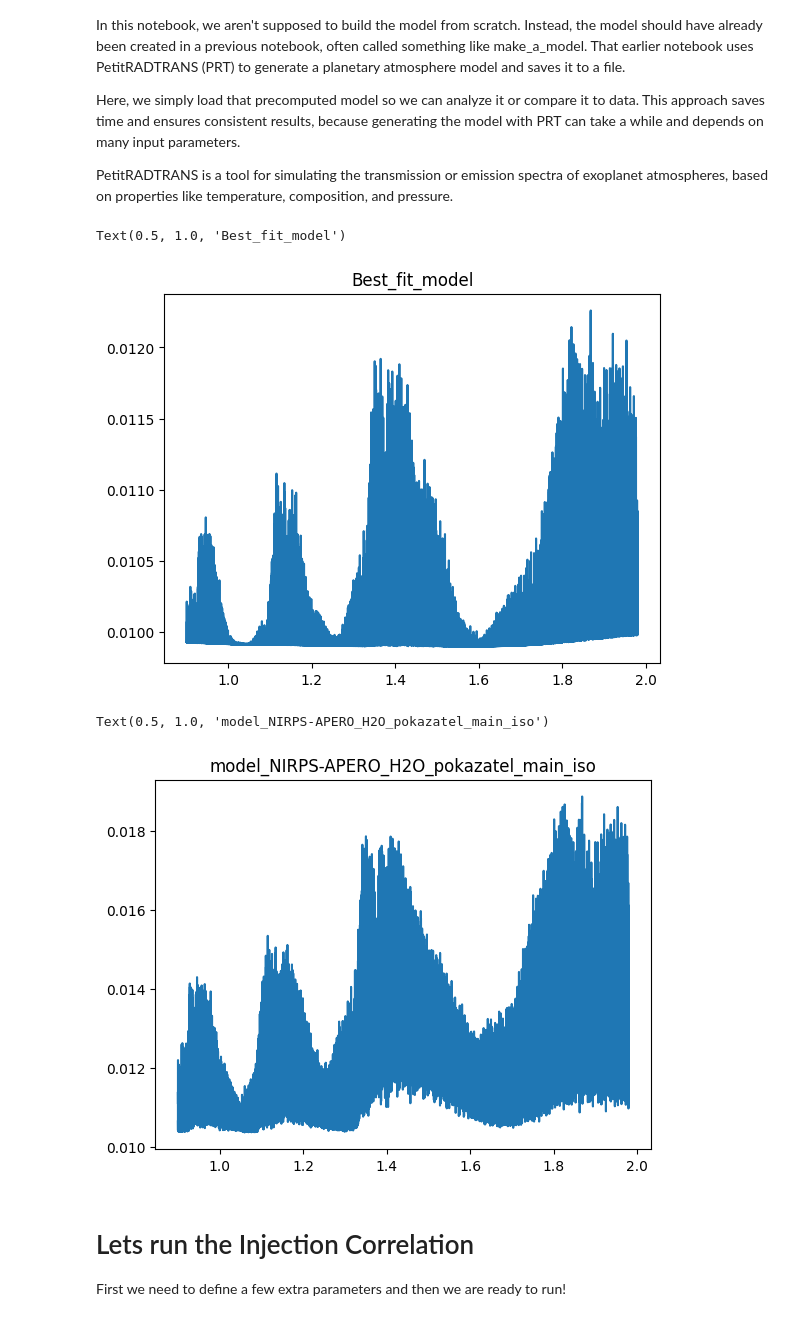
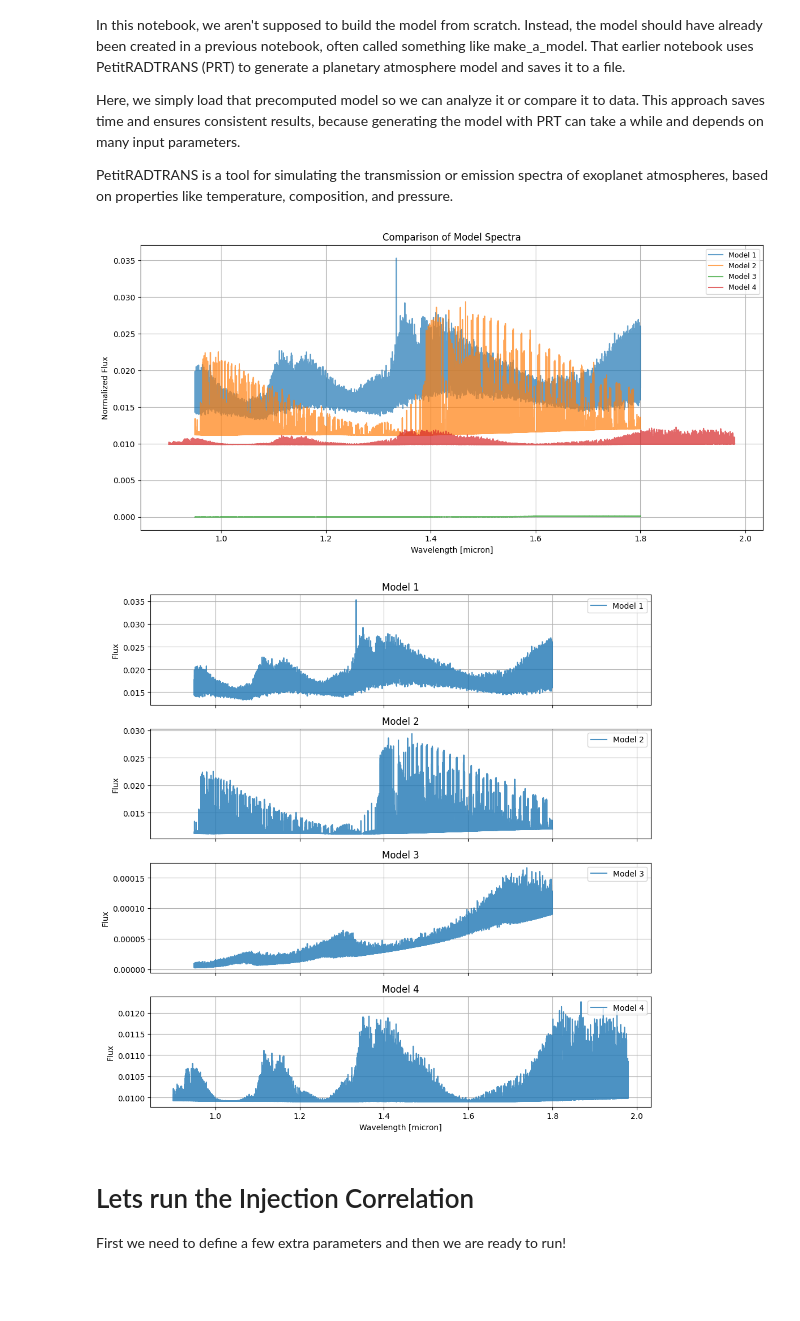
Before and after one commit to georgiamraz/starships_container, a Jupyter notebook: Notebooks/Answer_key_Cross_Correlation.ipynb, the cells around one changed output. Drawn from its saved outputs; the diff is of its cells as text; code cells hidden in the pictures; blank space fills up the shorter version.

Commit message:
Models and Notebook_V5

```diff
--- a/Notebooks/Answer_key_Cross_Correlation.ipynb
+++ b/Notebooks/Answer_key_Cross_Correlation.ipynb
@@ -155,56 +161,52 @@ In this notebook, we aren't supposed to build the model from scratch. Instead, t
 Here, we simply load that precomputed model so we can analyze it or compare it to data. This approach saves time and ensures consistent results, because generating the model with PRT can take a while and depends on many input parameters.
 
 PetitRADTRANS is a tool for simulating the transmission or emission spectra of exoplanet atmospheres, based on properties like temperature, composition, and pressure.
-# %%
-# Path to and name of the model file
-model_file = np.load('/home/jovyan/Models/WASP127b_best_fit.npz')
-wave_mod, model_spec = model_file['wave'], model_file['spec']
-
-# Plot it
-plt.plot(wave_mod, model_spec)
-plt.title('Best_fit_model')
-# %% [output]
-Text(0.5, 1.0, 'Best_fit_model')
-[figure, removed]
 # %%
-import numpy as np
-import matplotlib.pyplot as plt
 
 # Load model files
 models = {
-    'H2O Model 1': '/home/jovyan/Models/prt_model_WASP-127b_H2O_model1.npz',
-    'OH Model 2': '/home/jovyan/Models/prt_model_WASP-127b_OH_model2.npz',
-    'H2O Model 3': '/home/jovyan/Models/prt_model_WASP-127b_H2O_model3.npz',
+    'Model 1': '/home/jovyan/Models/Model_1.npz',
+    'Model 2': '/home/jovyan/Models/Model_2.npz',
+    'Model 3': '/home/jovyan/Models/Model_3.npz',
+    'Model 4': '/home/jovyan/Models/Model_4.npz'
 }
 
-# Plot all models
+# ---- Combined Plot ----
 plt.figure(figsize=(12, 6))
 for label, path in models.items():
     data = np.load(path)
     wave = data['wave_mod']
     spec = data['model_spec']
-    plt.plot(wave, spec, label=label,alpha=0.7)
+    plt.plot(wave, spec, label=label, alpha=0.7)
 
-
-
-
-# Styling
 plt.title('Comparison of Model Spectra')
 plt.xlabel('Wavelength [micron]')
 plt.ylabel('Normalized Flux')
 plt.grid(True)
-
-model_file_best = np.load('/home/jovyan/Models/WASP127b_best_fit.npz')
-wave_mod_best, model_spec_best = model_file_best['wave'], model_file_best['spec']
-plt.plot(wave_mod_best, model_spec_best,alpha=0.6,label='best fit')
-
-
 plt.legend(loc='best', fontsize=9)
 plt.tight_layout()
 plt.show()
+
+# ---- Individual Subplots ----
+n_models = len(models)
+fig, axes = plt.subplots(n_models, 1, figsize=(10, 2.5 * n_models), sharex=True)
+
+for ax, (label, path) in zip(axes, models.items()):
+    data = np.load(path)
+    wave = data['wave_mod']
+    spec = data['model_spec']
+    ax.plot(wave, spec, label=label, color='tab:blue', alpha=0.8)
+    ax.set_ylabel('Flux')
+    ax.set_title(label)
+    ax.grid(True)
+    ax.legend(loc='upper right')
+
+axes[-1].set_xlabel('Wavelength [micron]')
+plt.tight_layout()
+plt.show()
 # %% [output]
-Text(0.5, 1.0, 'model_NIRPS-APERO_H2O_pokazatel_main_iso')
-[figure, old version]
+[figure, new version]
+[figure, added]
 # %% [markdown]
 # Lets run the Injection Correlation
 
```
Also changed, not shown: parts of 8 cells of this notebook, 18 other files.
